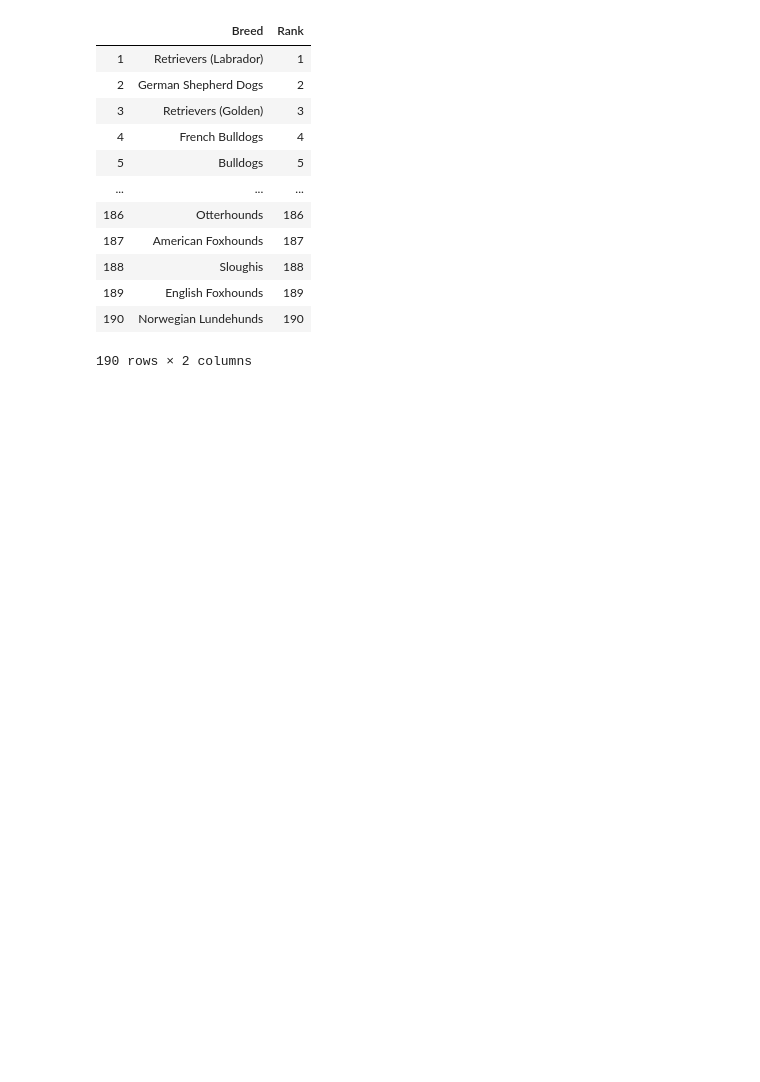
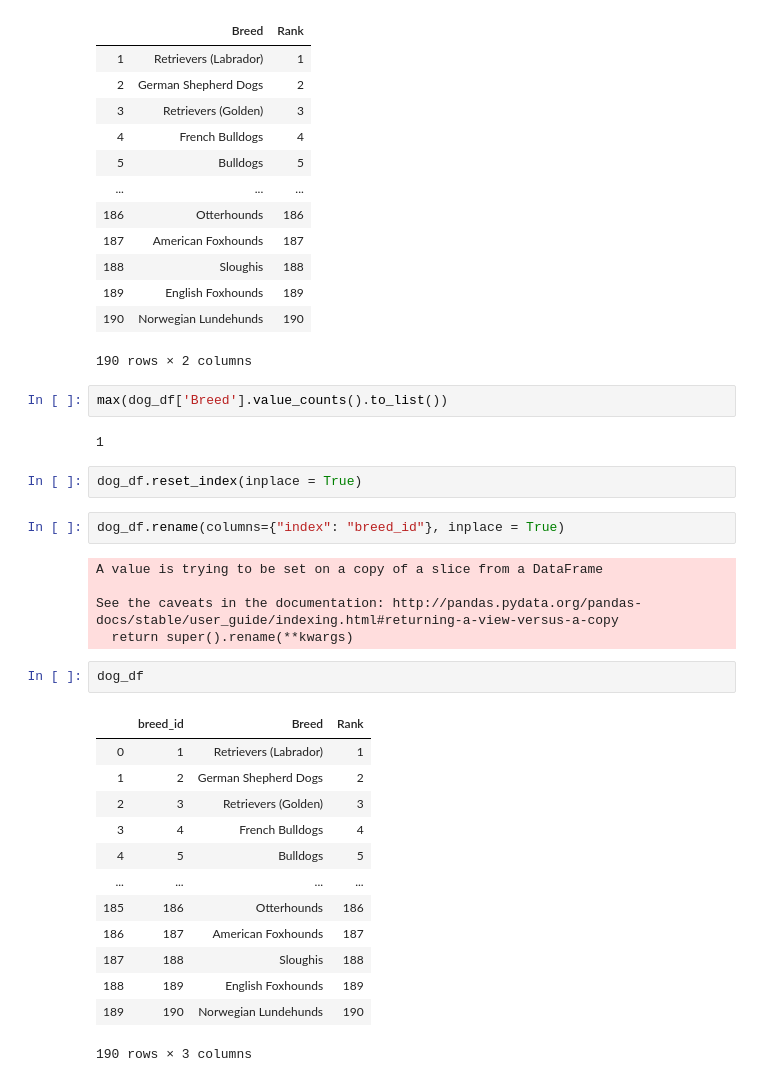
Before and after one commit to anikraze/no_dog_etl, a Jupyter notebook: dog_breed_etl.ipynb, the cells around one changed output. Drawn from its saved outputs; the diff is of its cells as text; blank space fills up the shorter version.

Commit message:
made sure there were no duplicates and reset index to breed id

```diff
--- a/dog_breed_etl.ipynb
+++ b/dog_breed_etl.ipynb
@@ -91,3 +91,32 @@ dog_df
 | 189 | English Foxhounds | 189 |
 | 190 | Norwegian Lundehunds | 190 |
 190 rows × 2 columns
+# %%
+max(dog_df['Breed'].value_counts().to_list())
+# %% [output]
+1
+# %%
+dog_df.reset_index(inplace = True)
+# %%
+dog_df.rename(columns={"index": "breed_id"}, inplace = True)
+# %% [output]
+A value is trying to be set on a copy of a slice from a DataFrame
+
+See the caveats in the documentation: http://pandas.pydata.org/pandas-docs/stable/user_guide/indexing.html#returning-a-view-versus-a-copy
+  return super().rename(**kwargs)
+# %%
+dog_df
+# %% [output]
+|  | breed_id | Breed | Rank |
+| 0 | 1 | Retrievers (Labrador) | 1 |
+| 1 | 2 | German Shepherd Dogs | 2 |
+| 2 | 3 | Retrievers (Golden) | 3 |
+| 3 | 4 | French Bulldogs | 4 |
+| 4 | 5 | Bulldogs | 5 |
+| ... | ... | ... | ... |
+| 185 | 186 | Otterhounds | 186 |
+| 186 | 187 | American Foxhounds | 187 |
+| 187 | 188 | Sloughis | 188 |
+| 188 | 189 | English Foxhounds | 189 |
+| 189 | 190 | Norwegian Lundehunds | 190 |
+190 rows × 3 columns
```
